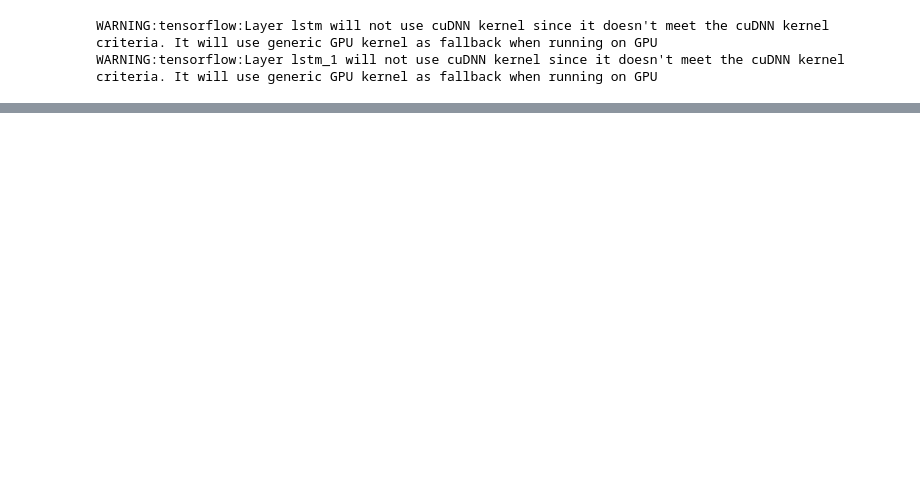
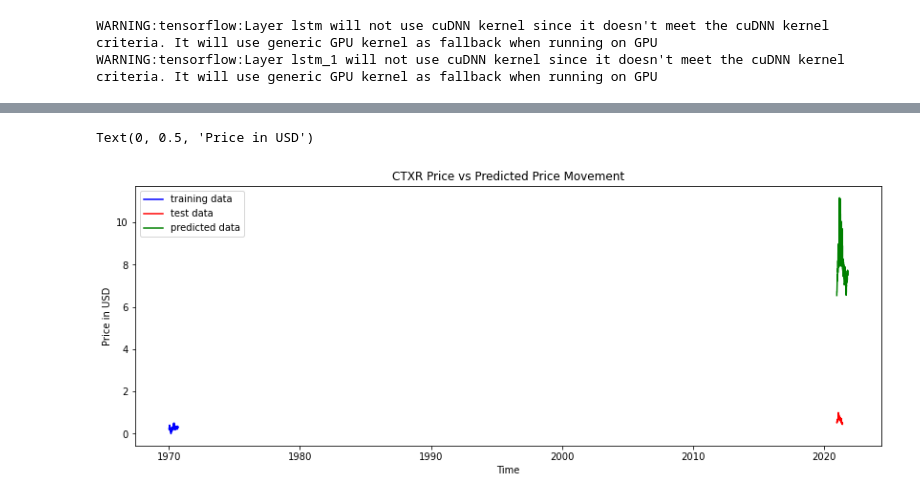
Before and after one commit to jmacdonald2010/stock-prediction, a Jupyter notebook: mlTests04.ipynb, the cells around one changed output, grey strips where cells are left out. Cells and saved outputs as stored; diff of their text form; code cells hidden in the pictures; blank space fills up the shorter version.

```diff
--- a/mlTests04.ipynb
+++ b/mlTests04.ipynb
@@ -326,0 +177,7 @@ ValueError: non-broadcastable output operand with shape (7530,1) doesn't match t
+# %%
+# convert training/test data back into dataframes for ease of plotting...
+training_data = pd.DataFrame(training_data, columns=columns)
+training_data['price_datetime'] = close_df.index[:len(training_data)]
+training_data = training_data.set_index('price_datetime')
+test_data = pd.DataFrame(test_data, columns=columns)
+test_data['price_datetime'] = close_df.index[len(training_data):]
@@ -326,0 +250,4 @@ ValueError: non-broadcastable output operand with shape (7530,1) doesn't match t
+# %%
+predicted_data['price_datetime'] = test_data.index
+predicted_data = predicted_data.set_index('price_datetime')
+predicted_data
@@ -327 +269,13 @@ ValueError: non-broadcastable output operand with shape (7530,1) doesn't match t
+# %%
+plt.figure(figsize=(14,5))
+plt.plot(training_data['CTXR'], color='blue', label='training data')
+plt.plot(test_data['IMGN'], color='red', label='test data')
+plt.plot(predicted_data['IMGN'], color='green', label='predicted data')
+plt.title(f"{model_settings['symbol']} Price vs Predicted Price Movement")
+plt.legend()
+plt.xlabel("Time")
+plt.ylabel("Price in USD")
+# %% [output]
+Text(0, 0.5, 'Price in USD')
+[figure, added]
 # %%
```
Also changed, not shown: parts of 34 cells of this notebook, 2 other files.
